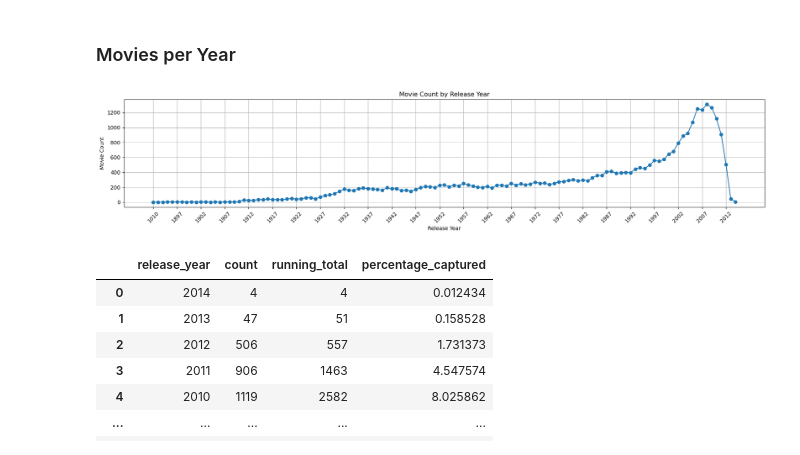
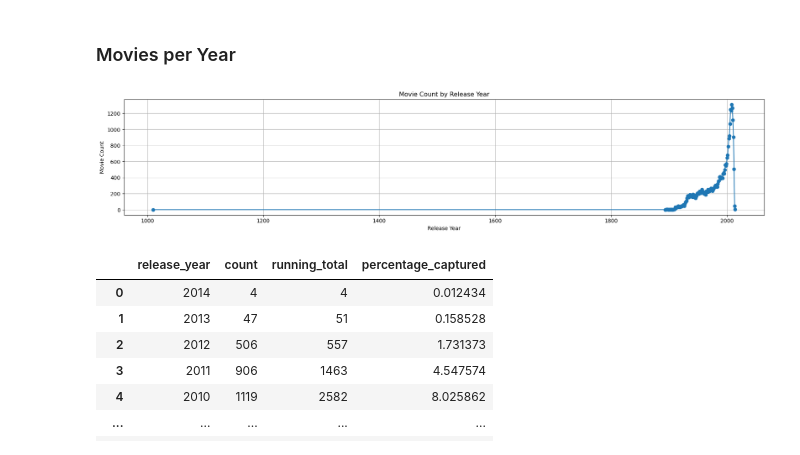
Before and after one commit to epfl-ada/ada-2023-project-biasbusters, a Jupyter notebook: initial_analysis.ipynb, the cells around one changed output. Saved outputs shown, nothing was run; the diff lists cells and outputs as text; code cells hidden in the pictures.

```diff
--- a/initial_analysis.ipynb
+++ b/initial_analysis.ipynb
@@ -427,22 +462,22 @@ filtered_df = filtered_df[~filtered_df['release_year'].isna()]
 # %%
 grouped_year = filtered_df.groupby('release_year').size().reset_index(name='count')
 
 # Plotting the line chart
 plt.figure(figsize=(18, 4))
-plt.plot(grouped_year['release_year'], grouped_year['count'], marker='o', linestyle='-')
+plt.plot(grouped_year['release_year'].astype(int), grouped_year['count'], marker='o', linestyle='-')
 plt.title('Movie Count by Release Year')
 plt.xlabel('Release Year')
 plt.ylabel('Movie Count')
 
 # Set xticks to show every fifth year
 xticks = grouped_year['release_year'].iloc[::5]
-plt.xticks(ticks=xticks, labels=xticks, rotation=45)
+# plt.xticks(ticks=xticks, labels=xticks, rotation=45)
 
 plt.grid(True)
 plt.tight_layout()  # Adjust layout to fit the labels
 plt.show()
 # %% [output]
-[figure, old version]
+[figure, new version]
 # %%
 grouped_year = grouped_year.sort_values(by='release_year', ascending=False).reset_index(drop=True)
 
```
Also changed, not shown: parts of 24 cells of this notebook, 1 other file.
